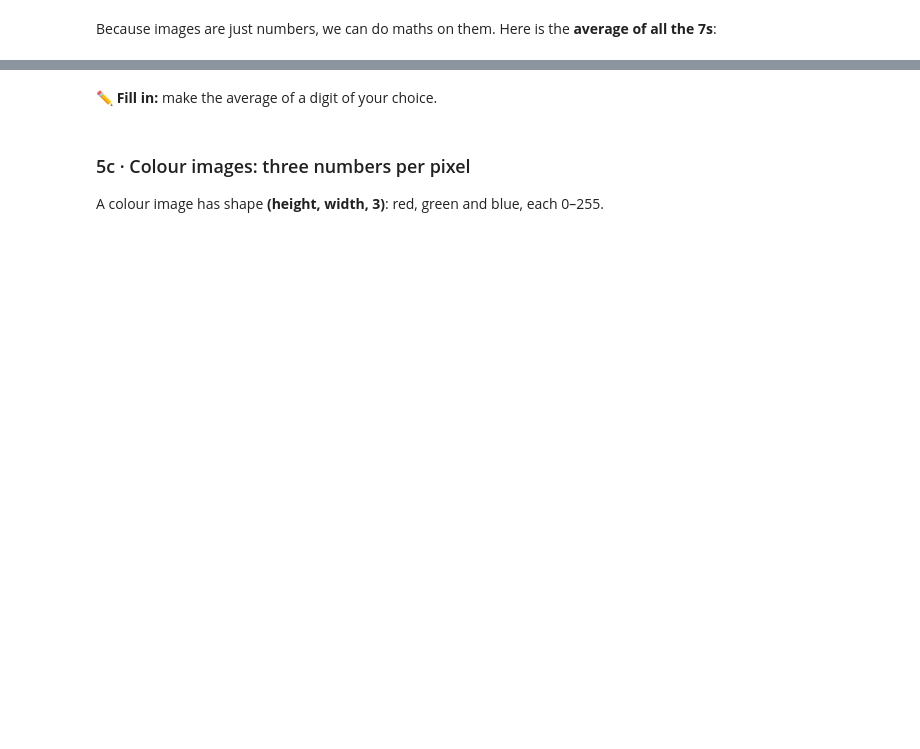
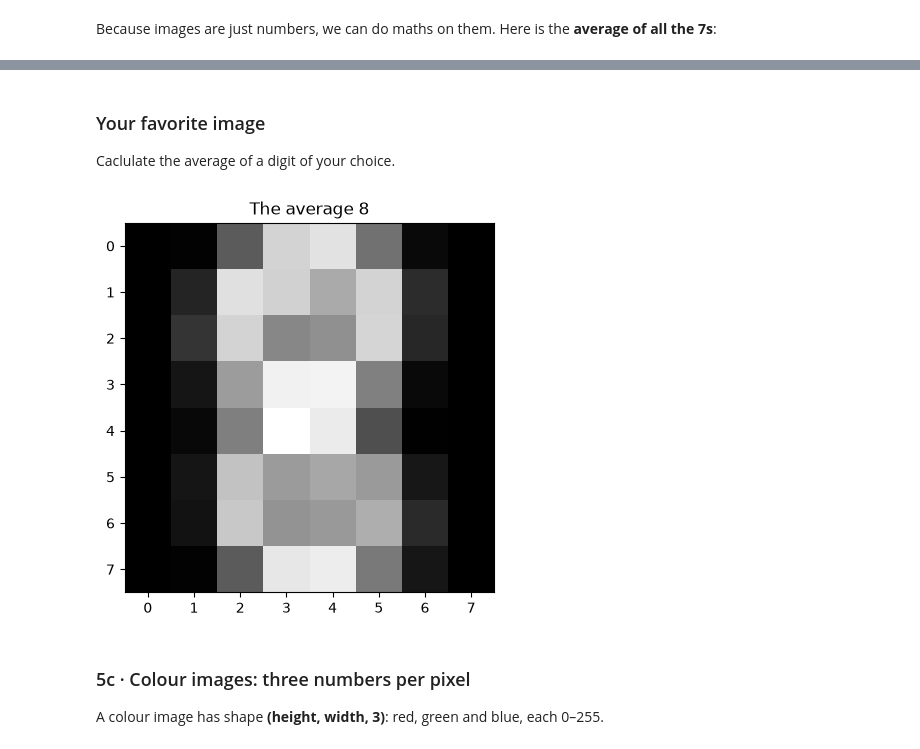
Before and after one commit to ilirsheraj/UMT-Classes, a Jupyter notebook: IntroAI/Week_04_Data/Week4_NumPy_Seminar.ipynb, the cells around one changed output, grey strips where cells are left out. Drawn from its saved outputs; the diff is of its cells as text; code cells hidden in the pictures; blank space fills up the shorter version.

```diff
--- a/IntroAI/Week_04_Data/Week4_NumPy_Seminar.ipynb
+++ b/IntroAI/Week_04_Data/Week4_NumPy_Seminar.ipynb
@@ -570,10 +591,14 @@ plt.show()
 # %% [markdown]
-✏️ **Fill in:** make the average of a digit of your choice.
+### Your favorite image
+
+Caclulate the average of a digit of your choice.
 # %%
-my_digit = ____
+my_digit = 8
 plt.imshow(digits.images[digits.target == my_digit].mean(axis=0), cmap="gray")
 plt.title(f"The average {my_digit}")
 plt.show()
+# %% [output]
+[figure, added]
 # %% [markdown]
 ### 5c · Colour images: three numbers per pixel
 A colour image has shape **(height, width, 3)**: red, green and blue, each 0–255.
```
Also changed, not shown: parts of 34 cells of this notebook.
